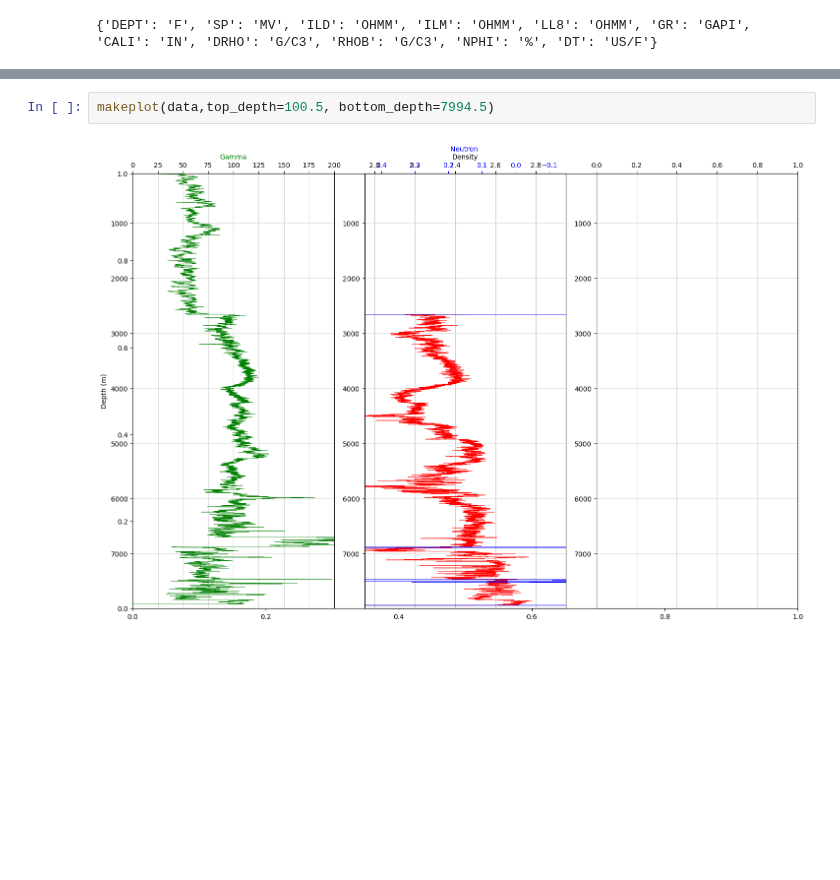
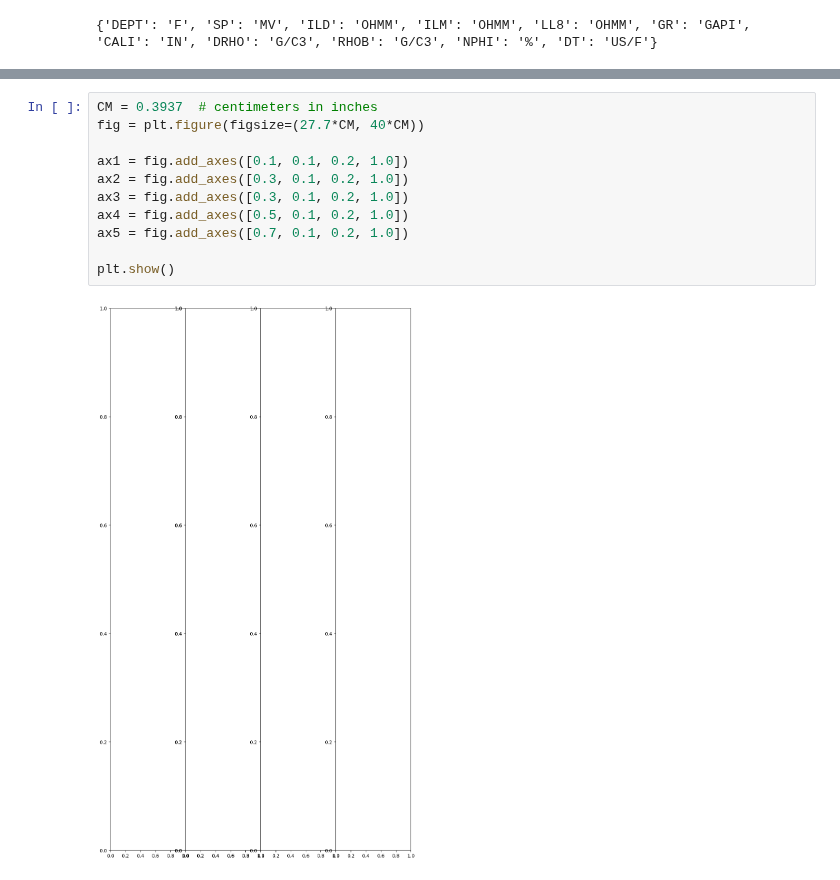
Before and after one commit to giecaruff/stoneforge, a Jupyter notebook: examples/log_export.ipynb, the cells around one changed output, grey strips where cells are left out. Cells and saved outputs as stored; diff of their text form; blank space fills up the shorter version.

Commit message:
commit image plot

```diff
--- a/examples/log_export.ipynb
+++ b/examples/log_export.ipynb
@@ -191,4 +30,13 @@ def makeplot(well, top_depth, bottom_depth):
-# %%
-makeplot(data,top_depth=100.5, bottom_depth=7994.5)
-# %% [output]
-[figure, removed]
+# %%
+CM = 0.3937  # centimeters in inches
+fig = plt.figure(figsize=(27.7*CM, 40*CM))
+
+ax1 = fig.add_axes([0.1, 0.1, 0.2, 1.0])
+ax2 = fig.add_axes([0.3, 0.1, 0.2, 1.0])
+ax3 = fig.add_axes([0.3, 0.1, 0.2, 1.0])
+ax4 = fig.add_axes([0.5, 0.1, 0.2, 1.0])
+ax5 = fig.add_axes([0.7, 0.1, 0.2, 1.0])
+
+plt.show()
+# %% [output]
+[figure, added]
```
Also changed, not shown: parts of 5 cells of this notebook, 2 other files.
